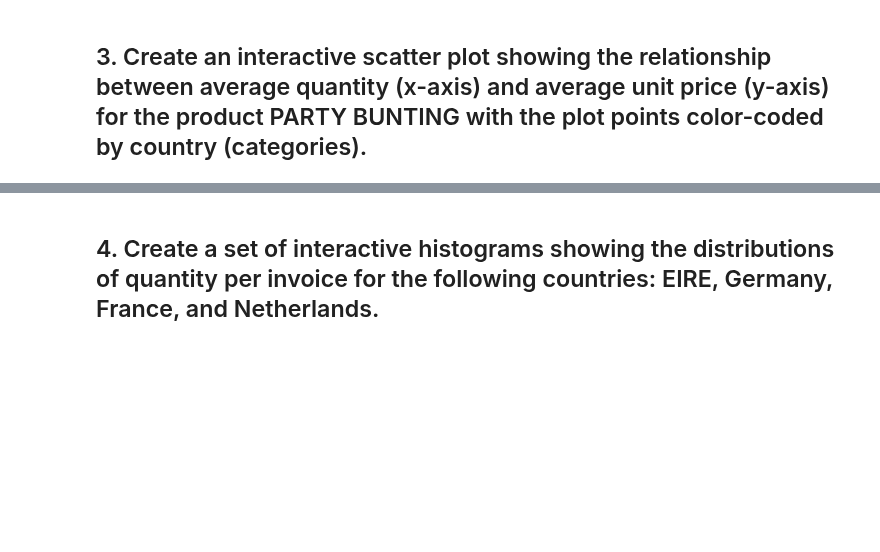
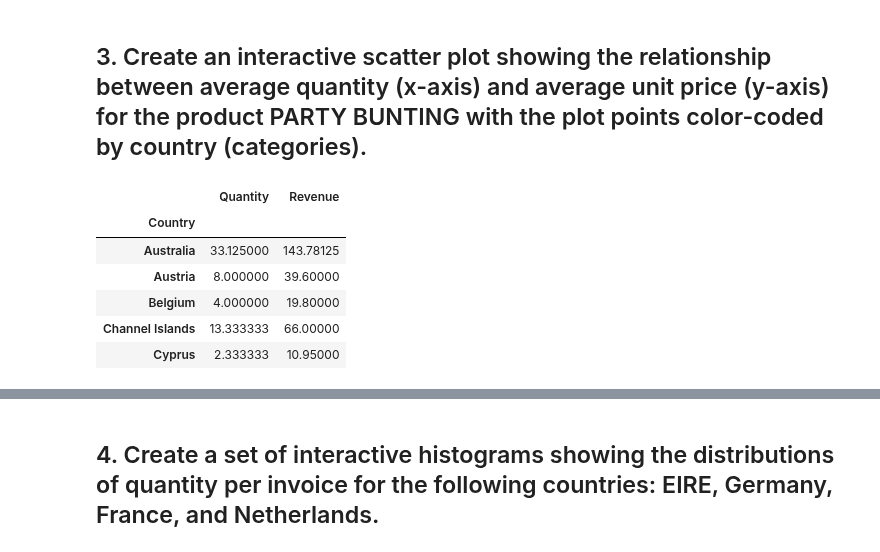
Before and after one commit to Ironhack-Data-Madrid-Octubre-2023/5.2-lab_interactive_visualization, a Jupyter notebook: your-code/main.ipynb, the cells around one changed output, grey strips where cells are left out. Saved outputs shown, nothing was run; the diff lists cells and outputs as text; code cells hidden in the pictures; blank space fills up the shorter version.

```diff
--- a/your-code/main.ipynb
+++ b/your-code/main.ipynb
@@ -16,2 +69,16 @@ cf.go_offline()
 # %% [markdown]
 ## 3. Create an interactive scatter plot showing the relationship between average quantity (x-axis) and average unit price (y-axis) for the product PARTY BUNTING with the plot points color-coded by country (categories).
+# %%
+# seleccionar del df original las country, el producto "party bunting", quantity y revenue y la media de estos dos ultimos
+
+df_party = df[(df['Description'] == 'PARTY BUNTING')][['Country', 'Quantity', 'Revenue']].groupby('Country').mean()
+
+df_party.head()
+# %% [output]
+|  | Quantity | Revenue |
+| Country |  |  |
+| Australia | 33.125000 | 143.78125 |
+| Austria | 8.000000 | 39.60000 |
+| Belgium | 4.000000 | 19.80000 |
+| Channel Islands | 13.333333 | 66.00000 |
+| Cyprus | 2.333333 | 10.95000 |
```
Also changed, not shown: parts of 10 cells of this notebook.
